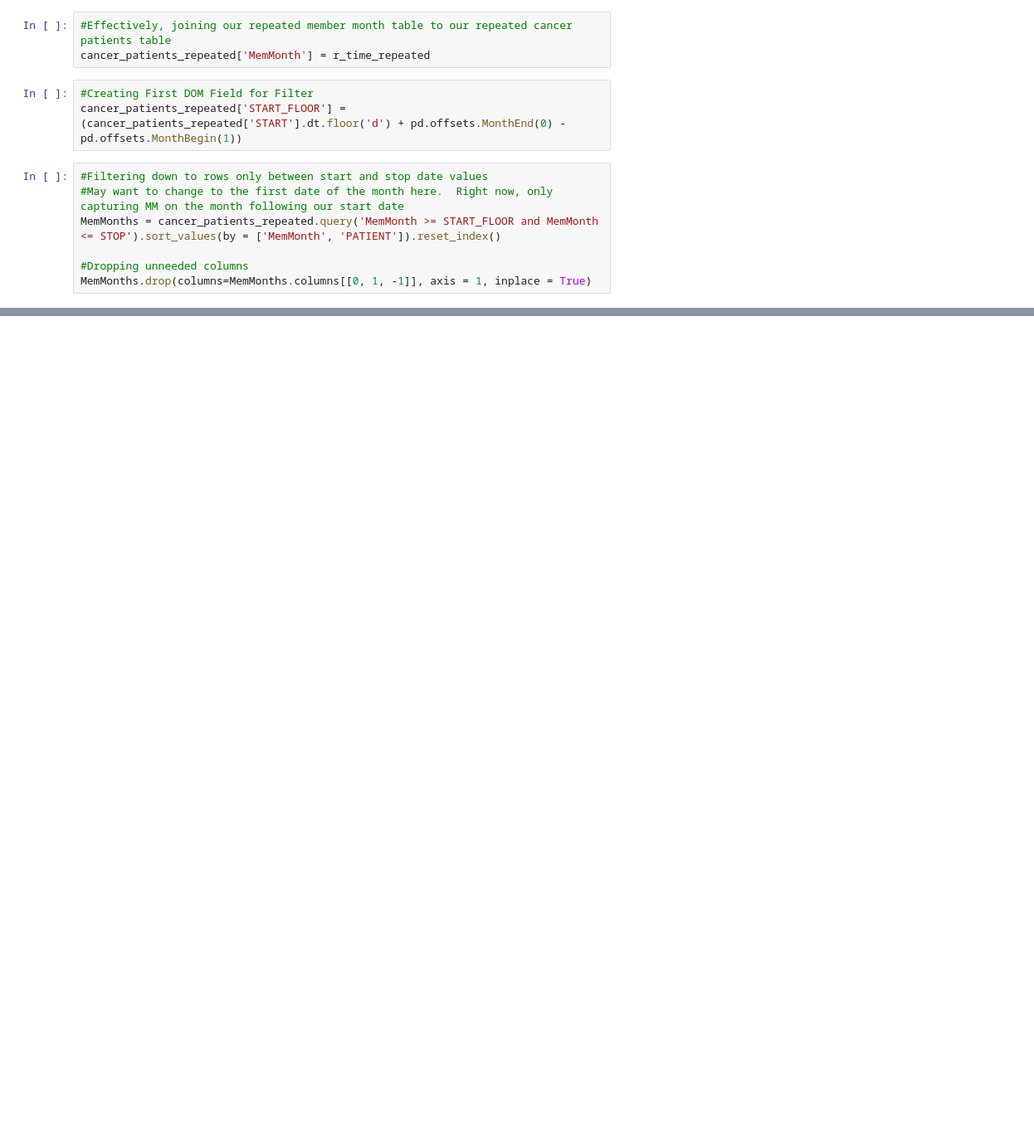
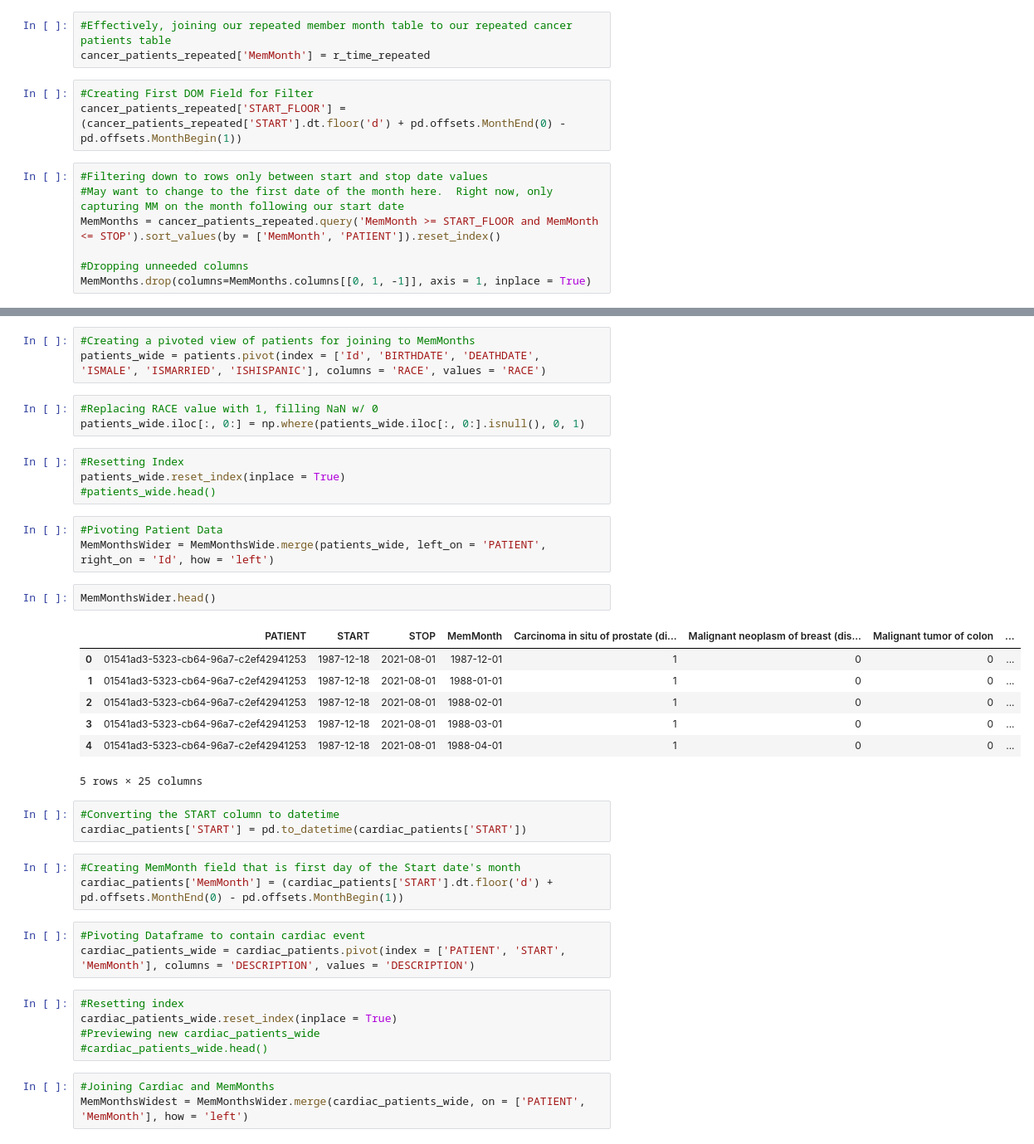
Before and after one commit to wanderer-yh/EHR---Team-6-Project, a Jupyter notebook: Member Month Master Table (Working Copy).ipynb, the cells around one changed output, grey strips where cells are left out. Shown at 83% size. Saved outputs shown, nothing was run; the diff lists cells and outputs as text; blank space fills up the shorter version.

```diff
--- a/Member Month Master Table (Working Copy).ipynb
+++ b/Member Month Master Table (Working Copy).ipynb
@@ -171,0 +208,40 @@ MemMonthsWide.head()
+# %%
+#Creating a pivoted view of patients for joining to MemMonths
+patients_wide = patients.pivot(index = ['Id', 'BIRTHDATE', 'DEATHDATE', 'ISMALE', 'ISMARRIED', 'ISHISPANIC'], columns = 'RACE', values = 'RACE')
+# %%
+#Replacing RACE value with 1, filling NaN w/ 0
+patients_wide.iloc[:, 0:] = np.where(patients_wide.iloc[:, 0:].isnull(), 0, 1)
+# %%
+#Resetting Index
+patients_wide.reset_index(inplace = True)
+#patients_wide.head()
+# %%
+#Pivoting Patient Data
+MemMonthsWider = MemMonthsWide.merge(patients_wide, left_on = 'PATIENT', right_on = 'Id', how = 'left')
+# %%
+MemMonthsWider.head()
+# %% [output]
+|  | PATIENT | START | STOP | MemMonth | Carcinoma in situ of prostate (di... | Malignant neoplasm of breast (dis... | Malignant tumor of colon | ... |
+| 0 | 01541ad3-5323-cb64-96a7-c2ef42941253 | 1987-12-18 | 2021-08-01 | 1987-12-01 | 1 | 0 | 0 | ... |
+| 1 | 01541ad3-5323-cb64-96a7-c2ef42941253 | 1987-12-18 | 2021-08-01 | 1988-01-01 | 1 | 0 | 0 | ... |
+| 2 | 01541ad3-5323-cb64-96a7-c2ef42941253 | 1987-12-18 | 2021-08-01 | 1988-02-01 | 1 | 0 | 0 | ... |
+| 3 | 01541ad3-5323-cb64-96a7-c2ef42941253 | 1987-12-18 | 2021-08-01 | 1988-03-01 | 1 | 0 | 0 | ... |
+| 4 | 01541ad3-5323-cb64-96a7-c2ef42941253 | 1987-12-18 | 2021-08-01 | 1988-04-01 | 1 | 0 | 0 | ... |
+5 rows × 25 columns
+# %%
+#Converting the START column to datetime
+cardiac_patients['START'] = pd.to_datetime(cardiac_patients['START'])
+# %%
+#Creating MemMonth field that is first day of the Start date's month
+cardiac_patients['MemMonth'] = (cardiac_patients['START'].dt.floor('d') + pd.offsets.MonthEnd(0) - pd.offsets.MonthBegin(1))
+# %%
+#Pivoting Dataframe to contain cardiac event
+cardiac_patients_wide = cardiac_patients.pivot(index = ['PATIENT', 'START', 'MemMonth'], columns = 'DESCRIPTION', values = 'DESCRIPTION')
+# %%
+#Resetting index
+cardiac_patients_wide.reset_index(inplace = True)
+#Previewing new cardiac_patients_wide
+#cardiac_patients_wide.head()
+# %%
+#Joining Cardiac and MemMonths
+MemMonthsWidest = MemMonthsWider.merge(cardiac_patients_wide, on = ['PATIENT', 'MemMonth'], how = 'left')
```
Also changed, not shown: parts of 49 cells of this notebook.
